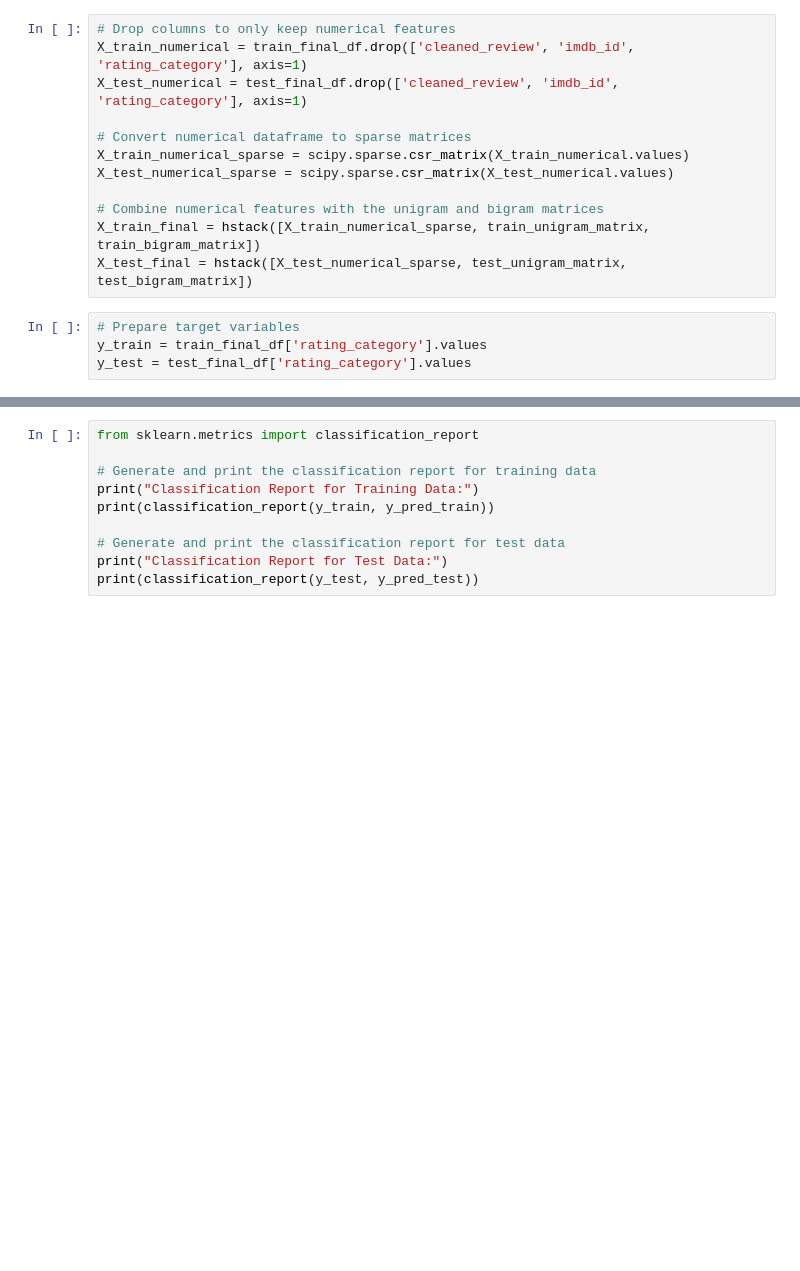
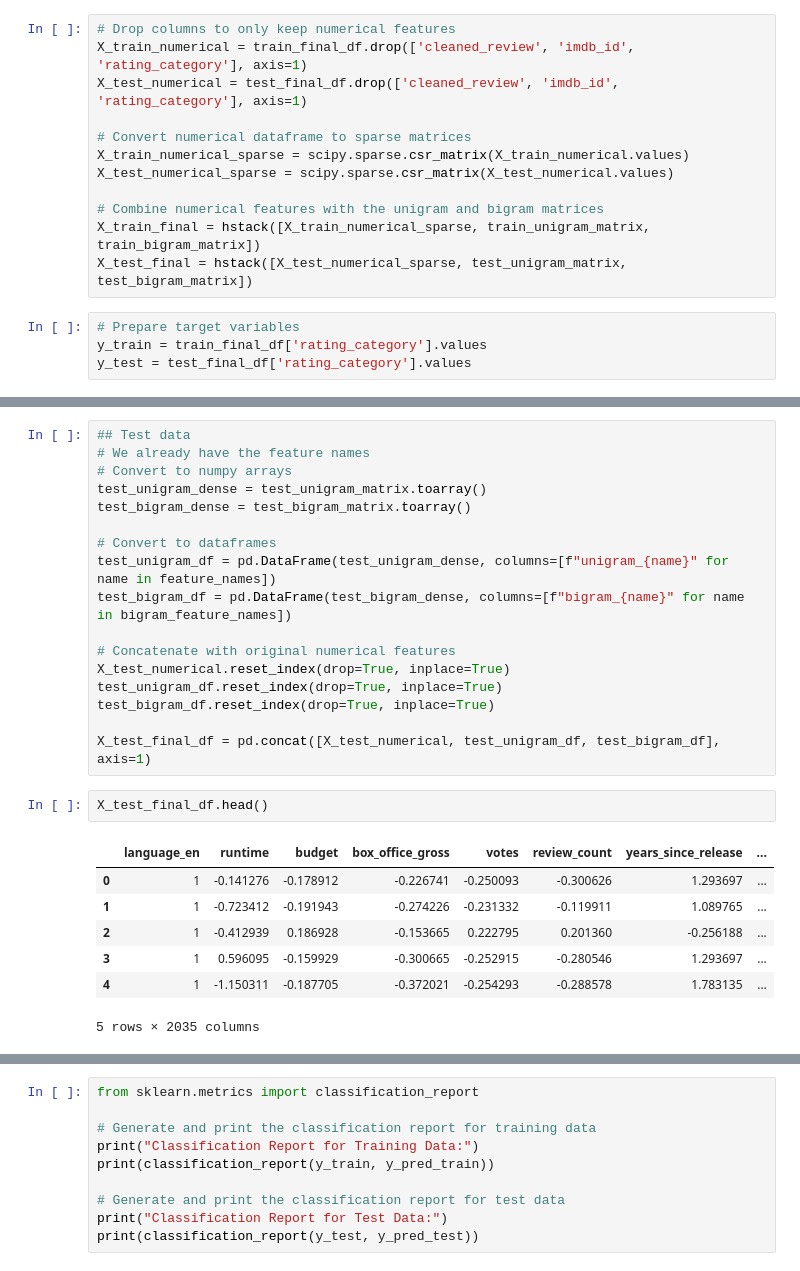
Before and after one commit to sydneyjlindsay/capstone, a Jupyter notebook: 5-Further_Baseline_Modeling.ipynb, the cells around one changed output, grey strips where cells are left out. Saved outputs shown, nothing was run; the diff lists cells and outputs as text; blank space fills up the shorter version.

```diff
--- a/5-Further_Baseline_Modeling.ipynb
+++ b/5-Further_Baseline_Modeling.ipynb
@@ -1653,0 +1675,27 @@ Test Accuracy: 0.9875589313776847
+# %%
+## Test data
+# We already have the feature names
+# Convert to numpy arrays
+test_unigram_dense = test_unigram_matrix.toarray()
+test_bigram_dense = test_bigram_matrix.toarray()
+
+# Convert to dataframes
+test_unigram_df = pd.DataFrame(test_unigram_dense, columns=[f"unigram_{name}" for name in feature_names])
+test_bigram_df = pd.DataFrame(test_bigram_dense, columns=[f"bigram_{name}" for name in bigram_feature_names])
+
+# Concatenate with original numerical features
+X_test_numerical.reset_index(drop=True, inplace=True)
+test_unigram_df.reset_index(drop=True, inplace=True)
+test_bigram_df.reset_index(drop=True, inplace=True)
+
+X_test_final_df = pd.concat([X_test_numerical, test_unigram_df, test_bigram_df], axis=1)
+# %%
+X_test_final_df.head()
+# %% [output]
+|  | language_en | runtime | budget | box_office_gross | votes | review_count | years_since_release | ... |
+| 0 | 1 | -0.141276 | -0.178912 | -0.226741 | -0.250093 | -0.300626 | 1.293697 | ... |
+| 1 | 1 | -0.723412 | -0.191943 | -0.274226 | -0.231332 | -0.119911 | 1.089765 | ... |
+| 2 | 1 | -0.412939 | 0.186928 | -0.153665 | 0.222795 | 0.201360 | -0.256188 | ... |
+| 3 | 1 | 0.596095 | -0.159929 | -0.300665 | -0.252915 | -0.280546 | 1.293697 | ... |
+| 4 | 1 | -1.150311 | -0.187705 | -0.372021 | -0.254293 | -0.288578 | 1.783135 | ... |
+5 rows × 2035 columns
```
Also changed, not shown: parts of 56 cells of this notebook.
